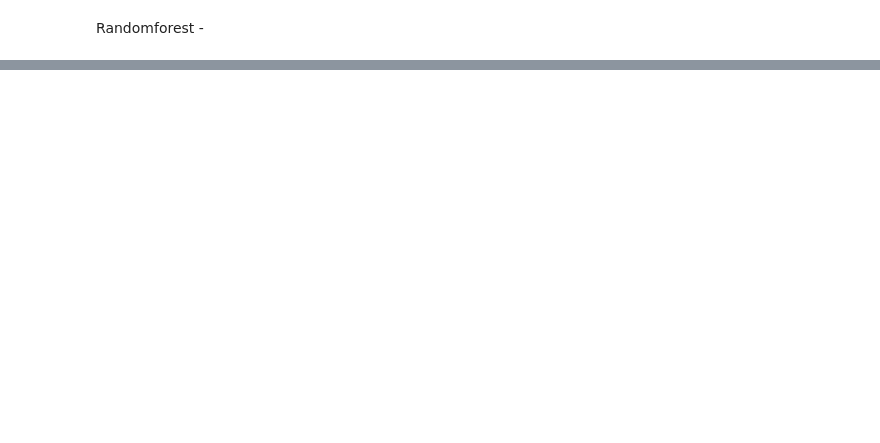
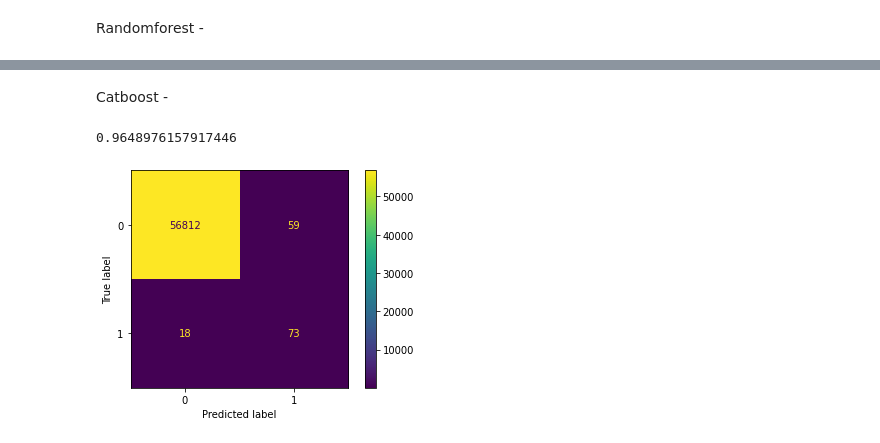
Before and after one commit to SkyXen/IITBBS_GC_Team26_PS03, a Jupyter notebook: model.ipynb, the cells around one changed output, grey strips where cells are left out. Drawn from its saved outputs; the diff is of its cells as text; code cells hidden in the pictures; blank space fills up the shorter version.

```diff
--- a/model.ipynb
+++ b/model.ipynb
@@ -129,0 +144,21 @@ print(roc_auc_score(y_test,model.predict(X_test)))
+# %% [markdown]
+Catboost -
+# %%
+params = {
+    'depth': 4,
+    'learning_rate': 0.03158149143364172,
+    'random_strength': 38,
+    'bagging_temperature': 0.0322304245125658,
+    'od_type': 'IncToDec'
+}
+clf = cb.CatBoostClassifier(loss_function='Logloss', eval_metric='AUC', task_type="GPU", **params, verbose=False)
+smote = SMOTE(random_state=0)
+X_train_over,y_train_over = smote.fit_resample(X_train,y_train)
+clf.fit(X_train_over, y_train_over)
+
+predictions = np.round(abs(clf.predict_proba(X_test)[:,1]))
+confusion_matrix_visualization(clf, y_test, predictions)
+print(roc_auc_score(y_test,clf.predict_proba(X_test)[:,1]))
+# %% [output]
+0.9648976157917446
+[figure, added]
```
Also changed, not shown: parts of 4 cells of this notebook.
